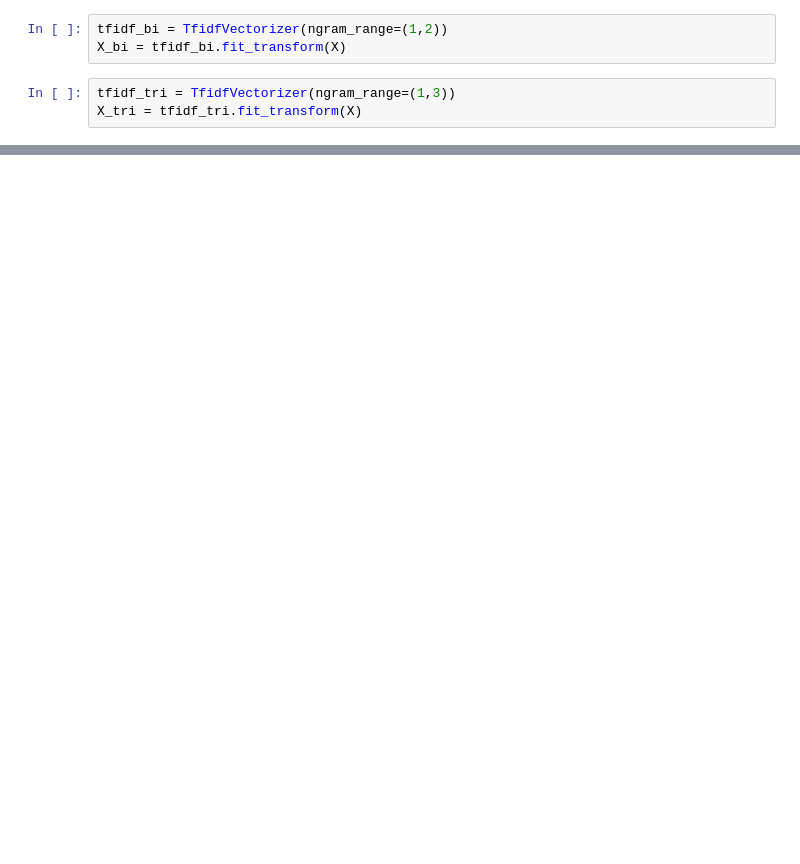
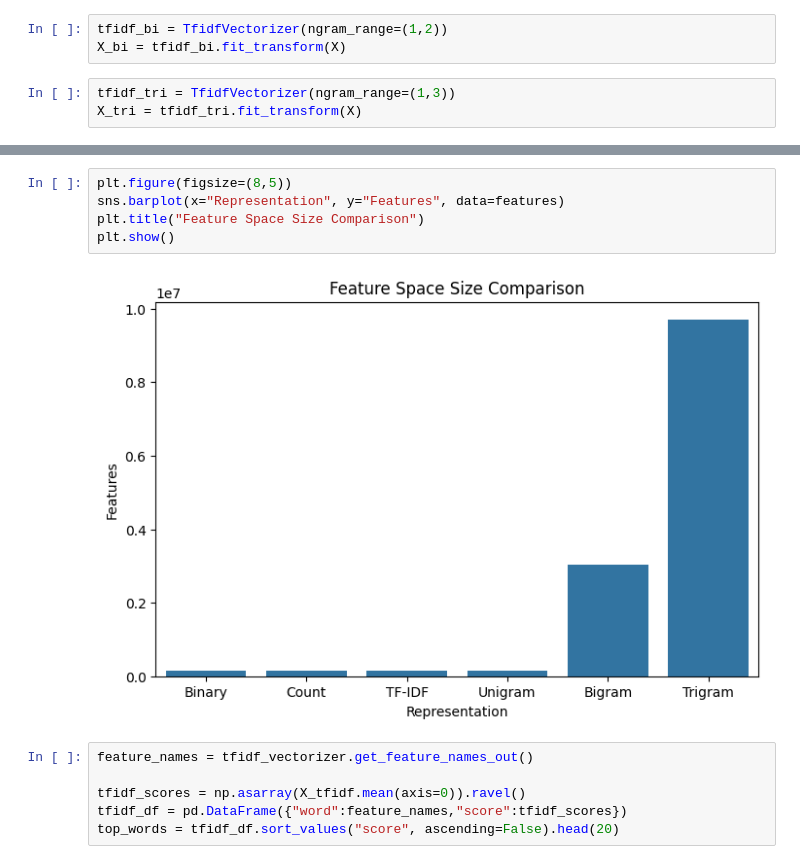
Before and after one commit to mf2056/F20AA_CW2, a Jupyter notebook: Step2&3.ipynb, the cells around one changed output, grey strips where cells are left out. Drawn from its saved outputs; the diff is of its cells as text; blank space fills up the shorter version.

```diff
--- a/Step2&3.ipynb
+++ b/Step2&3.ipynb
@@ -236,0 +235,13 @@ features
+# %%
+plt.figure(figsize=(8,5))
+sns.barplot(x="Representation", y="Features", data=features)
+plt.title("Feature Space Size Comparison")
+plt.show()
+# %% [output]
+[figure, added]
+# %%
+feature_names = tfidf_vectorizer.get_feature_names_out()
+
+tfidf_scores = np.asarray(X_tfidf.mean(axis=0)).ravel()
+tfidf_df = pd.DataFrame({"word":feature_names,"score":tfidf_scores})
+top_words = tfidf_df.sort_values("score", ascending=False).head(20)
```
Also changed, not shown: parts of 9 cells of this notebook.
